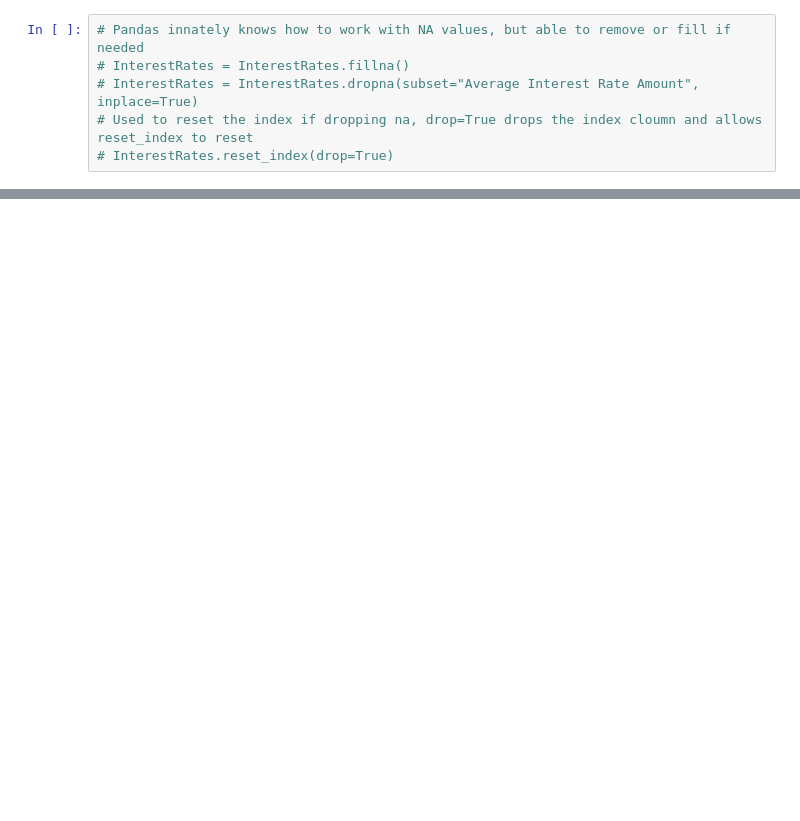
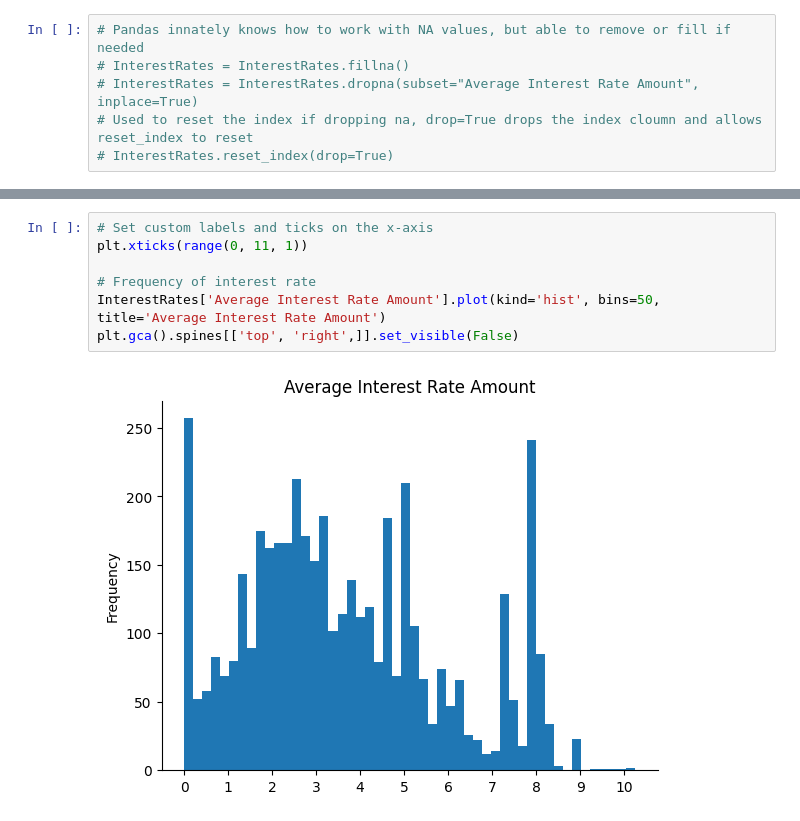
Before and after one commit to felabonte/DataMiningFinalProject, a Jupyter notebook: CS6220_DataMining_FinalProject.ipynb, the cells around one changed output, grey strips where cells are left out. Drawn from its saved outputs; the diff is of its cells as text; blank space fills up the shorter version.

```diff
--- a/CS6220_DataMining_FinalProject.ipynb
+++ b/CS6220_DataMining_FinalProject.ipynb
@@ -136,0 +73,9 @@ dtype: object
+# %%
+# Set custom labels and ticks on the x-axis
+plt.xticks(range(0, 11, 1))
+
+# Frequency of interest rate
+InterestRates['Average Interest Rate Amount'].plot(kind='hist', bins=50, title='Average Interest Rate Amount')
+plt.gca().spines[['top', 'right',]].set_visible(False)
+# %% [output]
+[figure, added]
```
Also changed, not shown: parts of 12 cells of this notebook.
